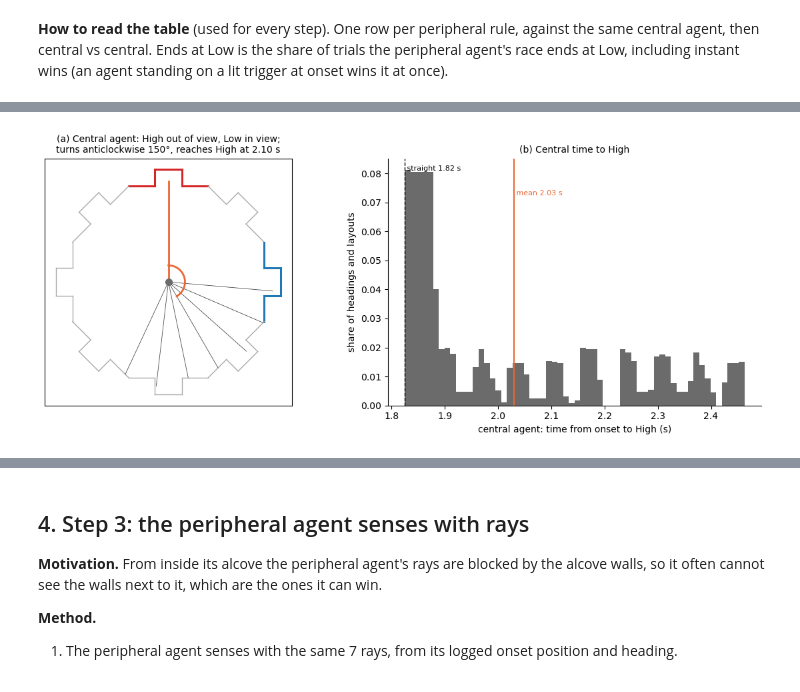
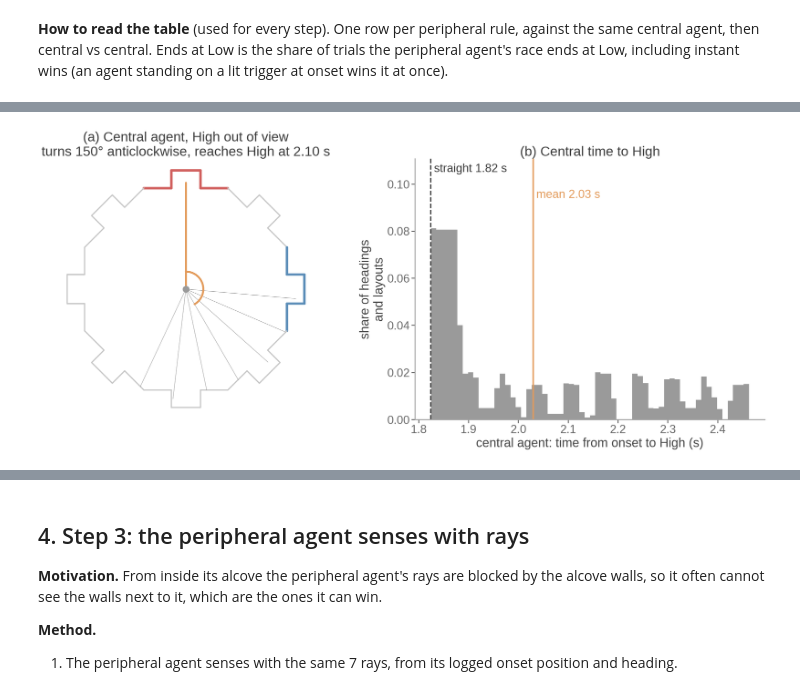
Before and after one commit to tomhagley6/octagon_analysis, a Jupyter notebook: demos/analytical_modelling/geometric_model_assembly.ipynb, the cells around one changed output, grey strips where cells are left out. Cells and saved outputs as stored; diff of their text form; code cells hidden in the pictures.

```diff
--- a/demos/analytical_modelling/geometric_model_assembly.ipynb
+++ b/demos/analytical_modelling/geometric_model_assembly.ipynb
@@ -273,36 +427,39 @@ sweep0 = pd.DataFrame([dict(delta=d, **summary(with_times(D_KNOWN[pi_, hi_] / ar
                                                'low_first', central_t=CT_STRAIGHT)) for d in D_GRID])
 D_BEST0 = float(sweep0.loc[sweep0['peripheral score/s'].idxmax(), 'delta'])
 
-fig, axes = plt.subplots(1, 3, figsize=(17, 4.8), gridspec_kw=dict(width_ratios=[1, 1, 1.3]))
+fig, axes = plt.subplots(1, 3, figsize=(27, 9), gridspec_kw=dict(width_ratios=[1, 1, 1.3]))
 ax = axes[0]
 draw_arena(ax)
-for off, col in zip((1, 2, 3, 4), ('#2a78d6', '#eb6834', '#1baf7a', '#eda100')):
+for off, col in zip((1, 2, 3, 4), sns.color_palette('muted', 4).as_hex()):
     p = ar.path_points(BACK, off)
-    ax.plot(p[:, 0], p[:, 1], color=col, lw=2, label=f'{off} away: {d_back[off]:.1f}')
-draw_central(ax, 4)
-ax.plot(*BACK, 'ks', ms=7)
-ax.legend(loc='lower left', fontsize=7, frameon=False, title='path (units)', title_fontsize=7)
+    ax.plot(p[:, 0], p[:, 1], color=col, lw=4, label=f'{off} away: {d_back[off]:.1f}')
+pts_c = ar.path_points(np.zeros(2), 4)
+ax.plot(pts_c[:, 0], pts_c[:, 1], color=C_ROUTE_C, lw=4)
+ax.plot(0, 0, 'o', color=C_CENTRAL, ms=13)
+ax.plot(*BACK, 's', color=C_INK, ms=12)
+ax.legend(loc='lower left', fontsize=7, frameon=False, title='path (units)', title_fontsize=FS_BASE, bbox_to_anchor=(-0.05, -0.12))
 ax.set_title('(a) Shortest paths from an alcove back', fontsize=10)
 ax = axes[1]
 offs = np.arange(5)
 ax.bar(offs, d_back[[0, 1, 2, 3, 4]], color=C_PERIPH, width=0.6)
 for x, v in zip(offs, d_back[[0, 1, 2, 3, 4]]):
     ax.text(x, v + 0.5, f'{v:.1f}', ha='center', fontsize=9)
-ax.axhline(d_centre, color=C_ROUTE_C, ls='--', lw=1.5)
+ax.axhline(d_centre, color=C_ROUTE_C, ls='--', lw=3)
 ax.text(-0.4, d_centre + 0.6, f'central agent {d_centre:.2f}', color=C_ROUTE_C, fontsize=8)
 ax.set_xlabel('walls from own alcove'); ax.set_ylabel('shortest path to the trigger (units)')
 ax.set_title('(b) Path length by wall', fontsize=10)
 ax.spines[['top', 'right']].set_visible(False)
 ax = axes[2]
-ax.plot(sweep0['delta'], sweep0['peripheral score/s'], color=C_PERIPH, lw=2, label='peripheral')
-ax.plot(sweep0['delta'], sweep0['central score/s'], color=C_CENTRAL, lw=2, label='central')
-ax.axvline(D_BEST0, color='#999999', ls=':', lw=1.5)
+ax.plot(sweep0['delta'], sweep0['peripheral score/s'], color=C_PERIPH, lw=4, label='peripheral')
+ax.plot(sweep0['delta'], sweep0['central score/s'], color=C_CENTRAL, lw=4, label='central')
+ax.axvline(D_BEST0, color=C_REF, ls=':', lw=3)
 ax.text(D_BEST0, ax.get_ylim()[1], f' best Δ {D_BEST0:.2f} s', va='top', fontsize=8)
-ax.set_xlabel('threshold Δ: extra travel time to High before going to Low (s)')
+ax.set_xlabel('threshold Δ (s): extra travel time to High\nbefore going to Low')
 ax.set_ylabel('score per second (expected)')
 ax.legend(frameon=False, fontsize=8)
 ax.set_title('(c) Choosing Δ with both walls known', fontsize=10)
 ax.spines[['top', 'right']].set_visible(False)
+presentation_text(fig)
 plt.tight_layout(); plt.show()
 
 step1 = pd.DataFrame({
@@ -338,38 +499,42 @@ display(step1.round(4))
 # %%
 h_ex, low_rel_ex = 150.0, 2                  # heading, and Low two walls clockwise of High (High at wall 0)
 t_ex, d_ex = ar.central_time_one(h_ex, low_rel_ex, ROT, CLOSE)
 ct_all = np.concatenate([v for v in CT_INF.values()])
 ct_w = np.concatenate([np.full(len(v), ar.low_offset_weights()[k] / len(v)) for k, v in CT_INF.items()])
 
-fig, axes = plt.subplots(1, 2, figsize=(12, 4.8))
+fig, axes = plt.subplots(1, 2, figsize=(22, 9.5))
 ax = axes[0]
 draw_arena(ax, 0, low_rel_ex)
 draw_rays(ax, np.zeros(2), h_ex)
 turn = (d_ex * (0 - h_ex)) % 360
 arc = np.radians(h_ex + d_ex * np.linspace(0, turn, 60))
-ax.plot(3 * np.sin(arc), 3 * np.cos(arc), color=C_ROUTE_C, lw=2)
-draw_central(ax, 0)
-ax.set_title(f"(a) Central agent: High out of view, Low in view;\nturns {'clockwise' if d_ex == 1 else 'anticlockwise'} "
-             f"{turn:.0f}°, reaches High at {t_ex:.2f} s", fontsize=10)
+ax.plot(3 * np.sin(arc), 3 * np.cos(arc), color=C_ROUTE_C, lw=4)
+pts_c = ar.path_points(np.zeros(2), 0)
+ax.plot(pts_c[:, 0], pts_c[:, 1], color=C_ROUTE_C, lw=4)
+ax.plot(0, 0, 'o', color=C_CENTRAL, ms=13)
+ax.set_title(f"(a) Central agent, High out of view\nturns {turn:.0f}° {'clockwise' if d_ex == 1 else 'anticlockwise'}, "
+             f"reaches High at {t_ex:.2f} s", fontsize=10)
 ax = axes[1]
 ax.hist(ct_all, bins=60, weights=ct_w, color=C_CENTRAL)
 ct_mean_all = float((ct_all * ct_w).sum())
-ax.axvline(ar.TRIGGER_REACH / ar.SPEED, color='black', ls='--', lw=1)
-ax.axvline(ct_mean_all, color=C_ROUTE_C, lw=1.5)
+ax.axvline(ar.TRIGGER_REACH / ar.SPEED, color=C_INK, ls='--', lw=2.5)
+ax.axvline(ct_mean_all, color=C_ROUTE_C, lw=3)
+ax.set_ylim(0, ax.get_ylim()[1] * 1.3)
 ax.text(ar.TRIGGER_REACH / ar.SPEED, ax.get_ylim()[1] * 0.95, ' straight 1.82 s', fontsize=8)
 ax.text(ct_mean_all, ax.get_ylim()[1] * 0.85, f' mean {ct_mean_all:.2f} s', fontsize=8, color=C_ROUTE_C)
-ax.set_xlabel('central agent: time from onset to High (s)'); ax.set_ylabel('share of headings and layouts')
+ax.set_xlabel('central agent: time from onset to High (s)'); ax.set_ylabel('share of headings\nand layouts')
 ax.set_title('(b) Central time to High', fontsize=10)
 ax.spines[['top', 'right']].set_visible(False)
+presentation_text(fig)
 plt.tight_layout(); plt.show()
 
 step2 = pd.DataFrame({
     f'best Δ (step 1), straight central': step1.loc[f'best Δ = {D_BEST0:.2f} s'],
     f'best Δ (step 1), central with rays': summary(with_times(D_KNOWN[pi_, hi_] / 10, D_KNOWN[pi_, lo_] / 10, GAP_KNOWN > D_BEST0),
                                                     'low_first', central_t=CT_INF)}).T
 step2.loc['central vs central, with rays'] = [ref_score(CT_INF), ref_score(CT_INF), 0, 0.5, 0.5, 0.5, 0,
                                               ar.central_reference(OVERHEAD, central_t=CT_INF)['race_s']]
 display(step2.round(4))
 # %% [output]
-[figure, old version]
+[figure, new version]
 |  | peripheral score/s | central score/s | margin | peripheral score/trial | central score/trial | ... |
```
Also changed, not shown: parts of 37 cells of this notebook, 11 other files.
